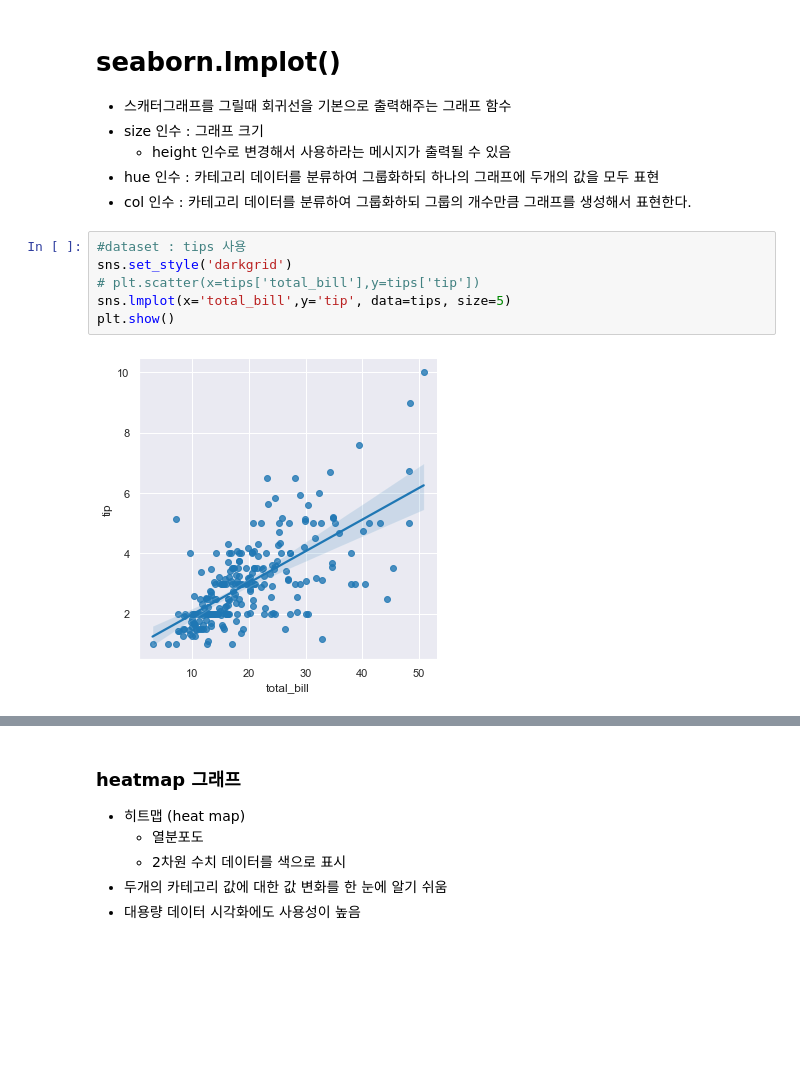
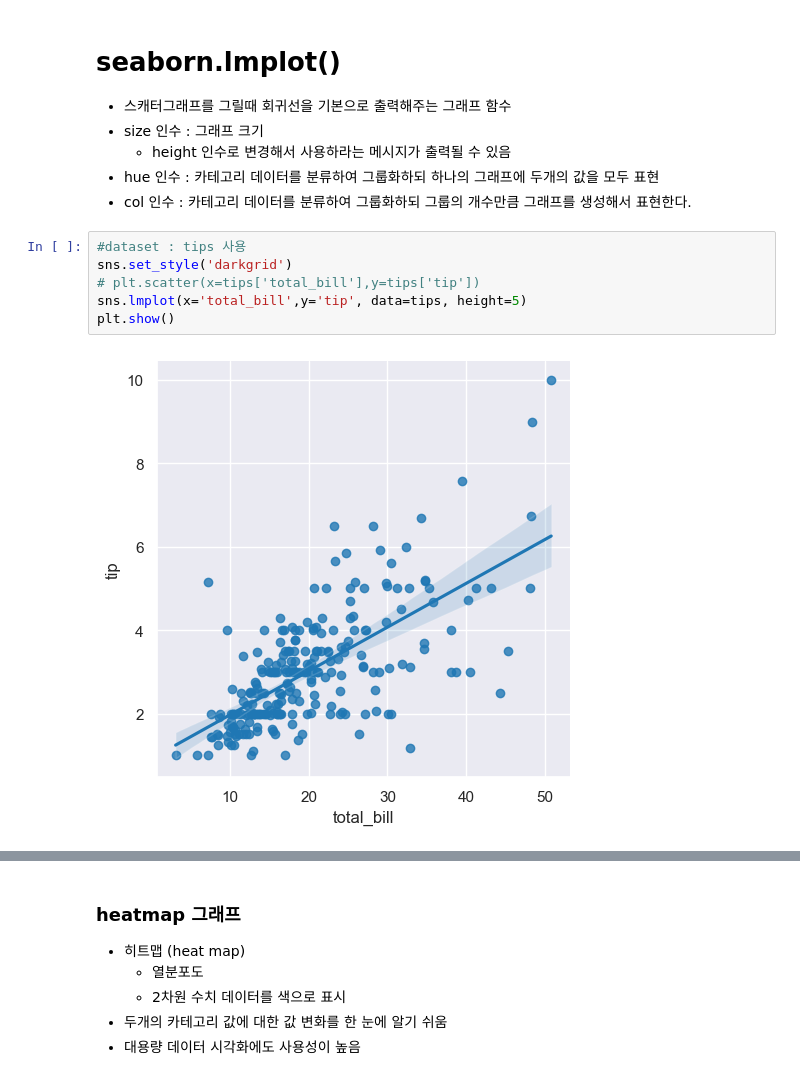
Before and after one commit to lth0813/SeSAC-LECTURE, a Jupyter notebook: 실습 확인/1-7 seaborn,folium 패키지.ipynb, the cells around one changed output, grey strips where cells are left out. Drawn from its saved outputs; the diff is of its cells as text; blank space fills up the shorter version.

```diff
--- a/실습 확인/1-7 seaborn,folium 패키지.ipynb
+++ b/실습 확인/1-7 seaborn,folium 패키지.ipynb
@@ -336,11 +332,11 @@ plt.show()
 # %%
 #dataset : tips 사용
 sns.set_style('darkgrid')
 # plt.scatter(x=tips['total_bill'],y=tips['tip'])
-sns.lmplot(x='total_bill',y='tip', data=tips, size=5)
+sns.lmplot(x='total_bill',y='tip', data=tips, height=5)
 plt.show()
 # %% [output]
-[figure, old version]
+[figure, new version]
 # %%
 #dataset : tips 사용
 #회귀선 생략 코드 : 인수 :  fit_reg=False
```
Also changed, not shown: parts of 35 cells of this notebook, 12 other files.
